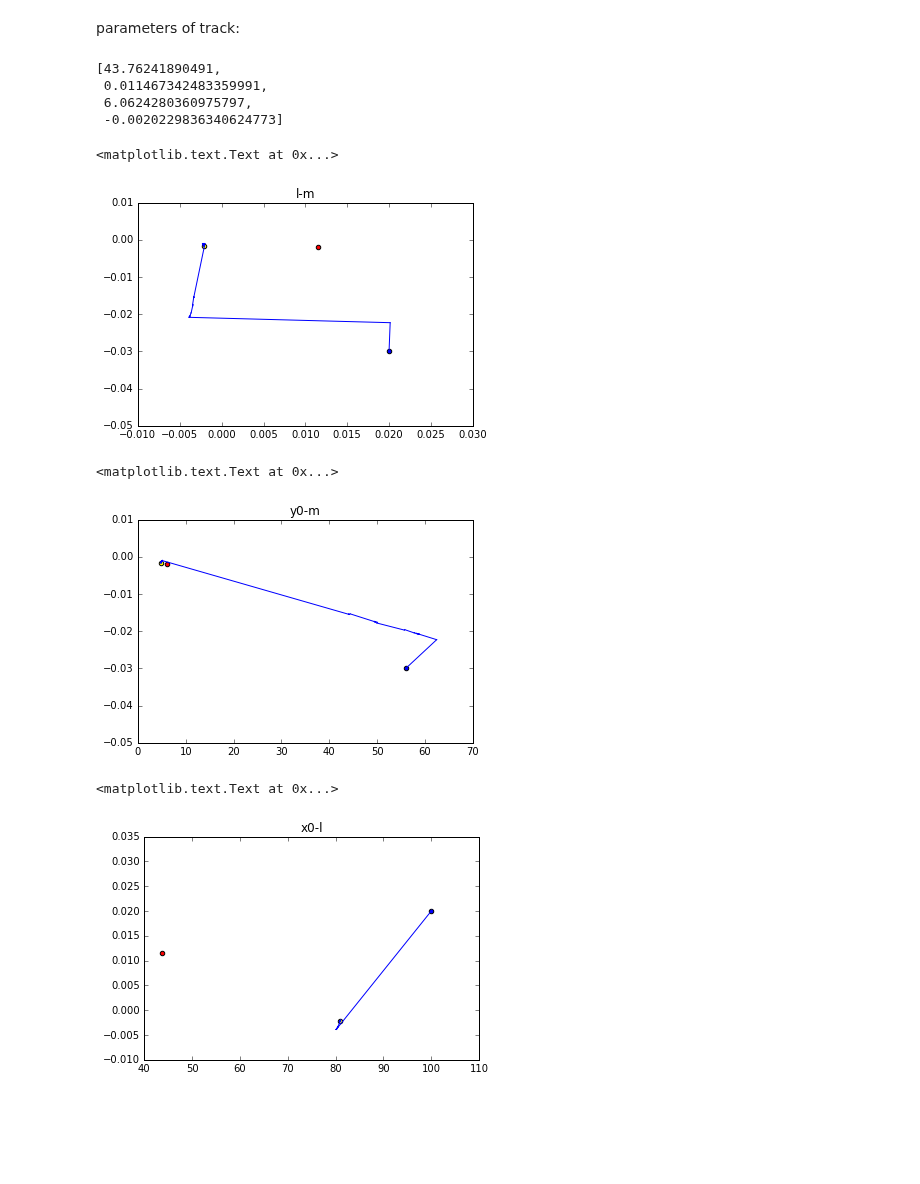
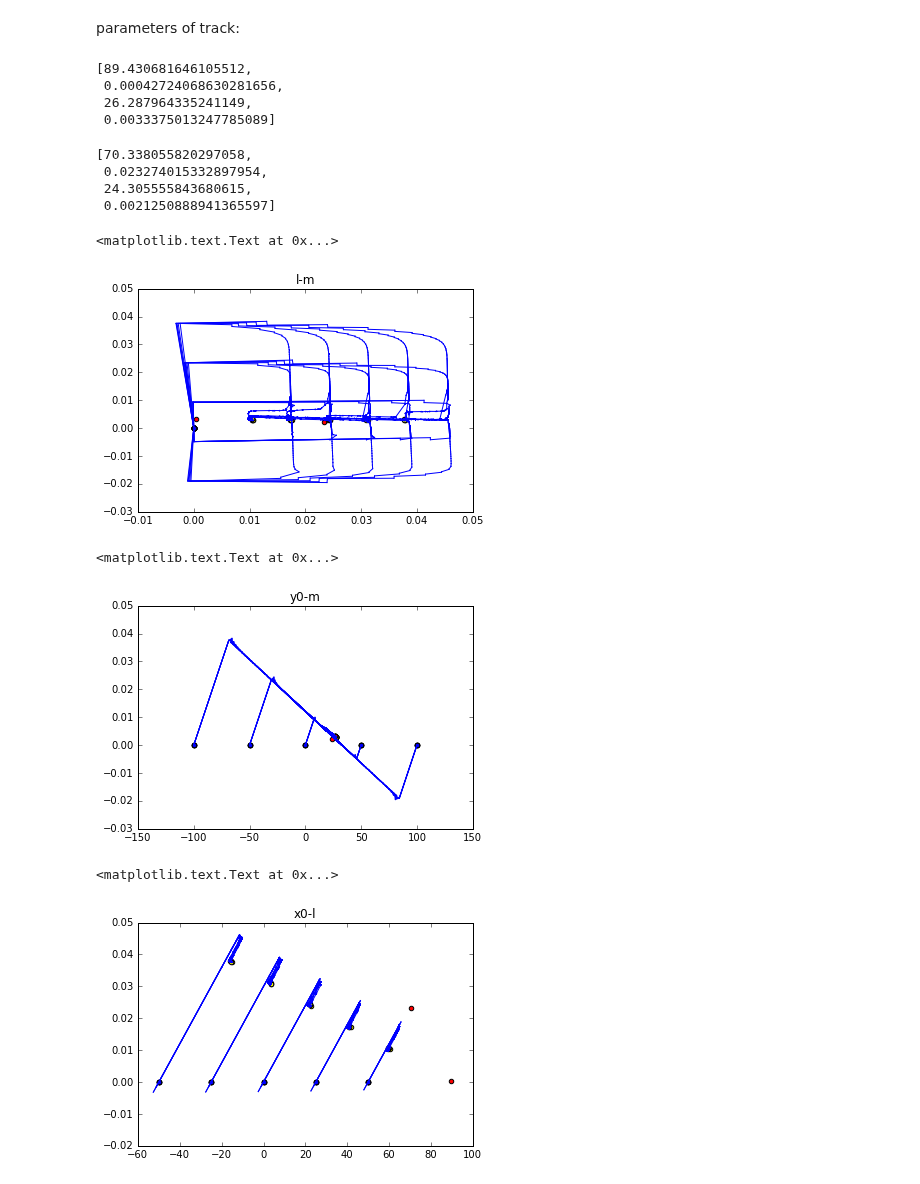
Before and after one commit to hushchyn-mikhail/ship_tracking_summer2016, a Jupyter notebook: notebooks/Retina_demonstration2.ipynb, the cells around one changed output. Saved outputs shown, nothing was run; the diff lists cells and outputs as text; code cells hidden in the pictures; blank space fills up the shorter version.

```diff
--- a/notebooks/Retina_demonstration2.ipynb
+++ b/notebooks/Retina_demonstration2.ipynb
@@ -45,7 +45,7 @@ hist_arr = plt.hist(np.array(real)-np.array(exp), bins=100)
 # %% [markdown]
 # choose event
 # %%
-event = data[data.EventID==2]
+event = data[data.EventID==7]
 event_before_magnet = event[event.StatNb<3]
 # %% [markdown]
 # how to use artifitial_retina_response()
@@ -106,38 +106,46 @@ art_event = event_before_magnet
 parameters of track:
 # %%
 track1 = get_track_params(art_event, 2)
-x0, l, y0, m = track1
 track1
 # %% [output]
-[43.76241890491,
- 0.011467342483359991,
- 6.0624280360975797,
- -0.0020229836340624773]
+[89.430681646105512,
+ 0.00042724068630281656,
+ 26.287964335241149,
+ 0.0033375013247785089]
+# %%
+track2 = get_track_params(art_event, 3)
+track2
+# %% [output]
+[70.338055820297058,
+ 0.023274015332897954,
+ 24.305555843680615,
+ 0.0021250888941365597]
 # %%
-#array_of_initial_parameters = []
-#for i in np.linspace(-100, 100, 5):
-#    for j in np.linspace(-50, 50, 5):
-#        array_of_initial_parameters.append([j, 0, i, 0])
-#array_of_initial_parameters = np.array(array_of_initial_parameters)
+array_of_initial_parameters = []
+for i in np.linspace(-100, 100, 5):
+    for j in np.linspace(-50, 50, 5):
+        array_of_initial_parameters.append([j, 0, i, 0])
+array_of_initial_parameters = np.array(array_of_initial_parameters)
 
-array_of_initial_parameters = np.array([[100, 0.02, 56, -0.03]])
+#array_of_initial_parameters = np.array([[100, 0.02, 56, -0.03]])
 # %%
-retina = RetinaTrackReconstruction(sigma_from=25., sigma_to=1., eps=1)
+retina = RetinaTrackReconstruction(sigma_from=30., sigma_to=1, eps=0.01)
 # %%
 new_dots_array = retina.fit(art_event[['Wx1', 'Wy1', 'Wz', 'Wx2', 'Wy2', 'Wz']].values, \
                         array_of_initial_parameters)
 # %%
 for dots in new_dots_array:
     plt.scatter(dots[0][1], dots[0][3], c='blue')
     plt.scatter(dots[-1][1], dots[-1][3], c='yellow')
     for j in range(len(dots)-1):
         plt.plot([dots[j][1], dots[j+1][1]], [dots[j][3], dots[j+1][3]], c='blue')
 
 plt.scatter(track1[1], track1[3], c='red')
+plt.scatter(track2[1], track2[3], c='red')
 plt.title('l-m')
 # %% [output]
 <matplotlib.text.Text at 0x...>
-[figure, old version]
+[figure, new version]
 # %%
 for dots in new_dots_array:
     plt.scatter(dots[0][2], dots[0][3], c='blue')
@@ -146,10 +154,11 @@ for dots in new_dots_array:
         plt.plot([dots[j][2], dots[j+1][2]], [dots[j][3], dots[j+1][3]], c='blue')
 
 plt.scatter(track1[2], track1[3], c='red')
+plt.scatter(track2[2], track2[3], c='red')
 plt.title('y0-m')
 # %% [output]
 <matplotlib.text.Text at 0x...>
-[figure, old version]
+[figure, new version]
 # %%
 for dots in new_dots_array:
     plt.scatter(dots[0][0], dots[0][1], c='blue')
@@ -158,10 +167,11 @@ for dots in new_dots_array:
         plt.plot([dots[j][0], dots[j+1][0]], [dots[j][1], dots[j+1][1]], c='blue')
 
 plt.scatter(track1[0], track1[1], c='red')
+plt.scatter(track2[0], track2[1], c='red')
 plt.title('x0-l')
 # %% [output]
 <matplotlib.text.Text at 0x...>
-[figure, old version]
+[figure, new version]
 # %%
 for dots in new_dots_array:
     plt.scatter(dots[0][0], dots[0][2], c='blue')
```
Also changed, not shown: parts of 22 cells of this notebook, 1 other file.
